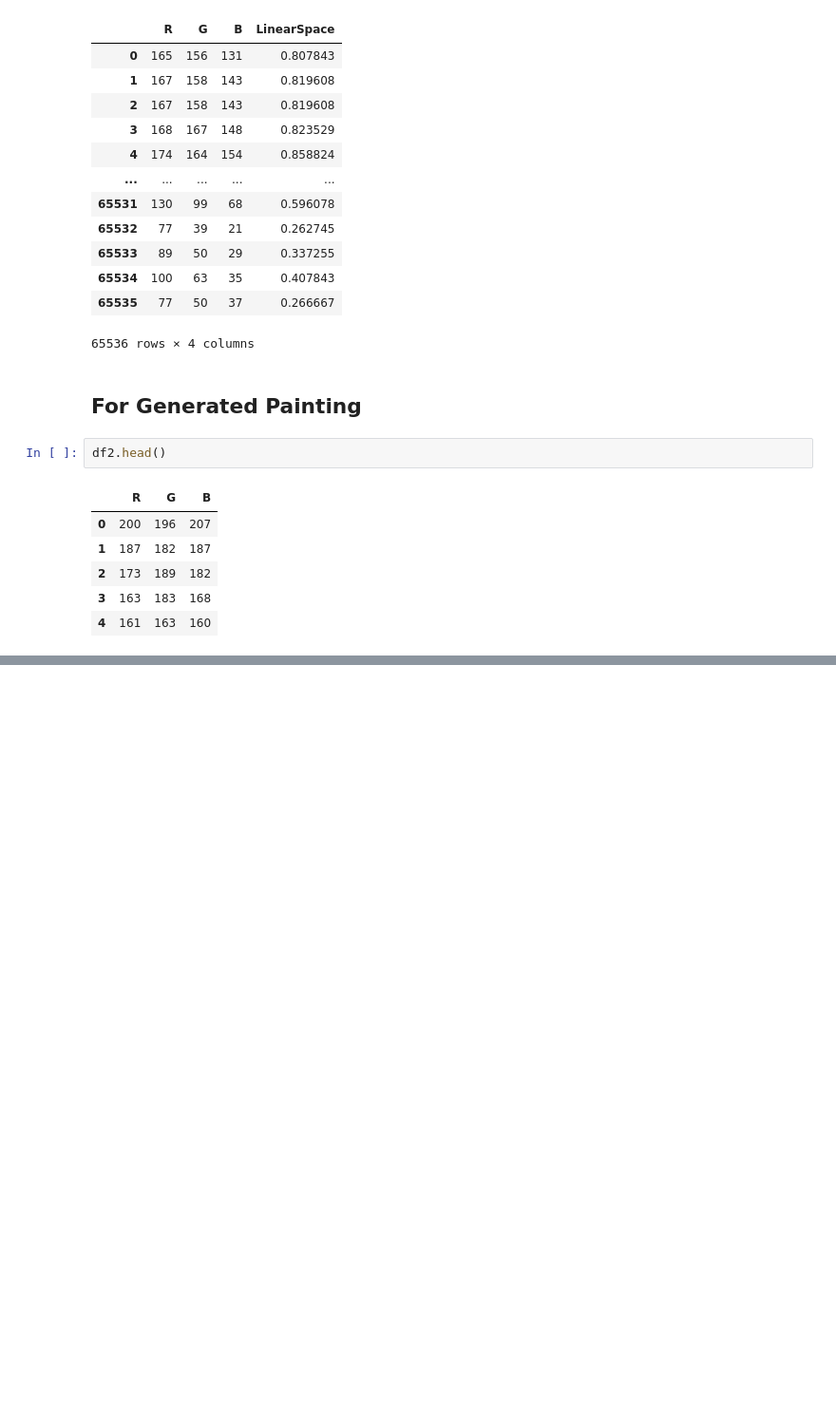
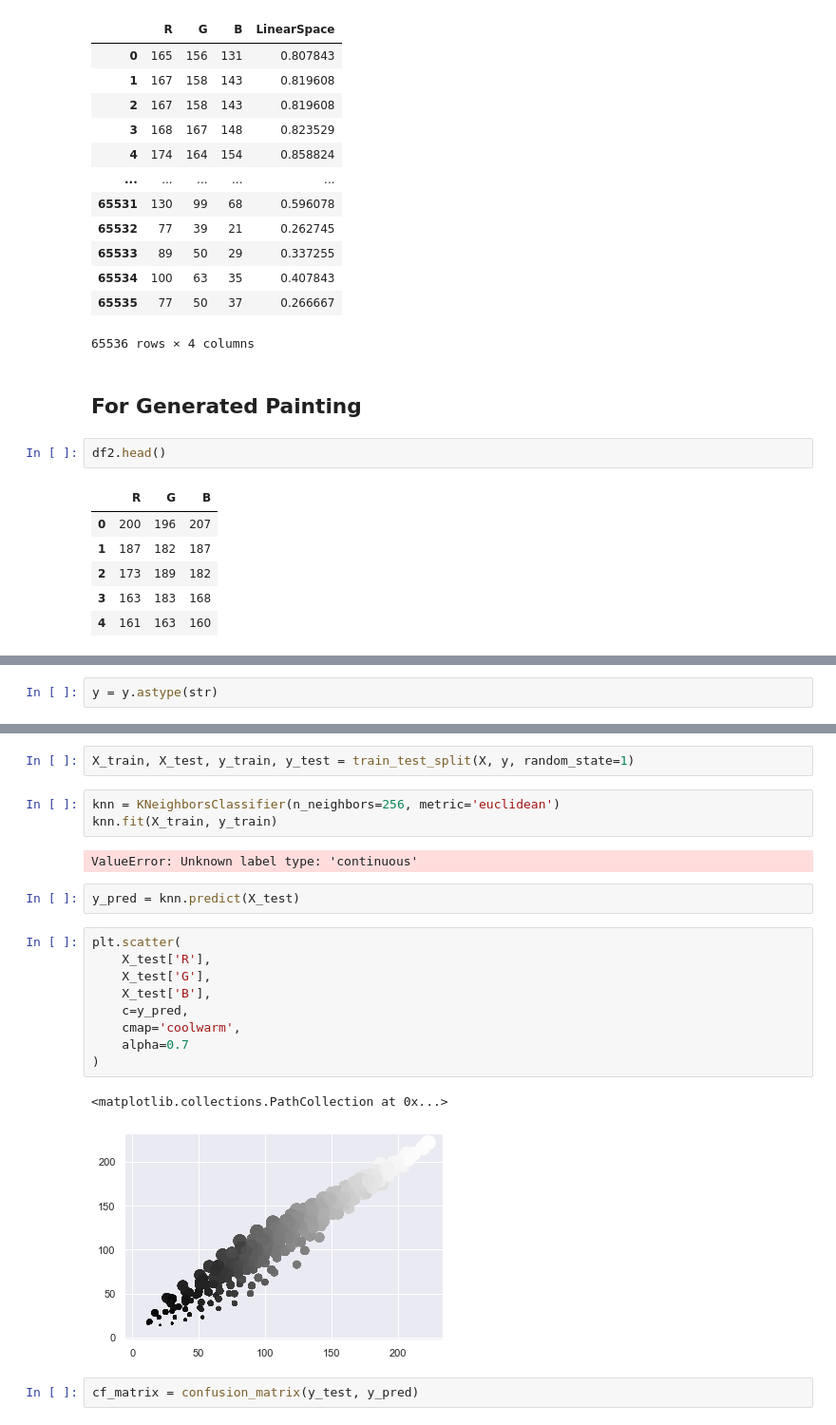
Before and after one commit to arpit2412/Generative-Adversarial-Network-, a Jupyter notebook: CycleGAN/Histogram_Plot.ipynb, the cells around one changed output, grey strips where cells are left out. Shown at 95% size. Cells and saved outputs as stored; diff of their text form; blank space fills up the shorter version.

```diff
--- a/CycleGAN/Histogram_Plot.ipynb
+++ b/CycleGAN/Histogram_Plot.ipynb
@@ -714,0 +768,2 @@ df2
+# %%
+y = y.astype(str)
@@ -714,0 +779,23 @@ df2
+# %%
+X_train, X_test, y_train, y_test = train_test_split(X, y, random_state=1)
+# %%
+knn = KNeighborsClassifier(n_neighbors=256, metric='euclidean')
+knn.fit(X_train, y_train)
+# %% [output]
+ValueError: Unknown label type: 'continuous'
+# %%
+y_pred = knn.predict(X_test)
+# %%
+plt.scatter(
+    X_test['R'],
+    X_test['G'],
+    X_test['B'],
+    c=y_pred,
+    cmap='coolwarm',
+    alpha=0.7
+)
+# %% [output]
+<matplotlib.collections.PathCollection at 0x...>
+[figure, added]
+# %%
+cf_matrix = confusion_matrix(y_test, y_pred)
```
Also changed, not shown: parts of 20 cells of this notebook.
